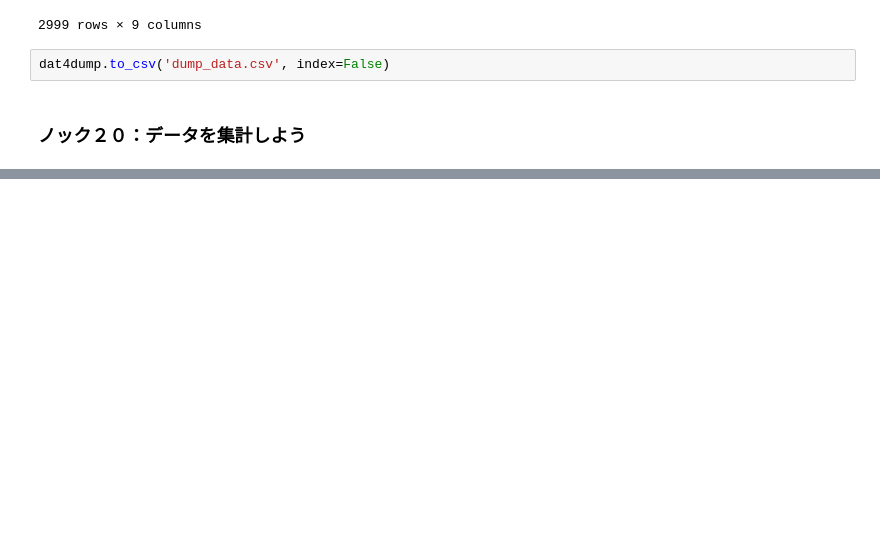
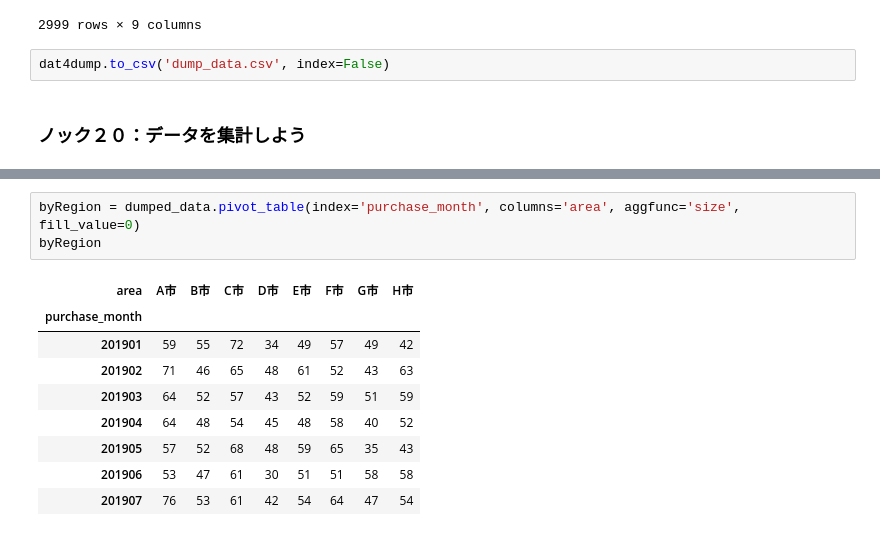
Before and after one commit to Rindrics/anlz100, a Jupyter notebook: chap2/chap2.ipynb, the cells around one changed output, grey strips where cells are left out. Drawn from its saved outputs; the diff is of its cells as text; blank space fills up the shorter version.

```diff
--- a/chap2/chap2.ipynb
+++ b/chap2/chap2.ipynb
@@ -370,0 +423,13 @@ dat4dump.to_csv('dump_data.csv', index=False)
+# %%
+byRegion = dumped_data.pivot_table(index='purchase_month', columns='area', aggfunc='size', fill_value=0)
+byRegion
+# %% [output]
+| area | A市 | B市 | C市 | D市 | E市 | F市 | G市 | H市 |
+| purchase_month |  |  |  |  |  |  |  |  |
+| 201901 | 59 | 55 | 72 | 34 | 49 | 57 | 49 | 42 |
+| 201902 | 71 | 46 | 65 | 48 | 61 | 52 | 43 | 63 |
+| 201903 | 64 | 52 | 57 | 43 | 52 | 59 | 51 | 59 |
+| 201904 | 64 | 48 | 54 | 45 | 48 | 58 | 40 | 52 |
+| 201905 | 57 | 52 | 68 | 48 | 59 | 65 | 35 | 43 |
+| 201906 | 53 | 47 | 61 | 30 | 51 | 51 | 58 | 58 |
+| 201907 | 76 | 53 | 61 | 42 | 54 | 64 | 47 | 54 |
```
Also changed, not shown: parts of 5 cells of this notebook.
